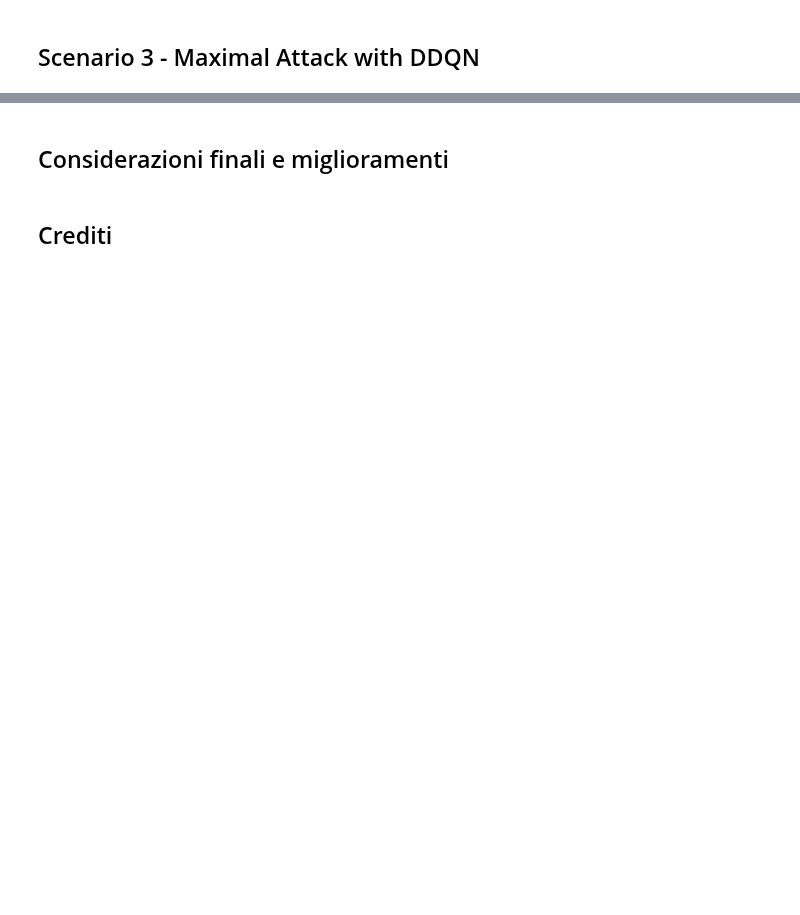
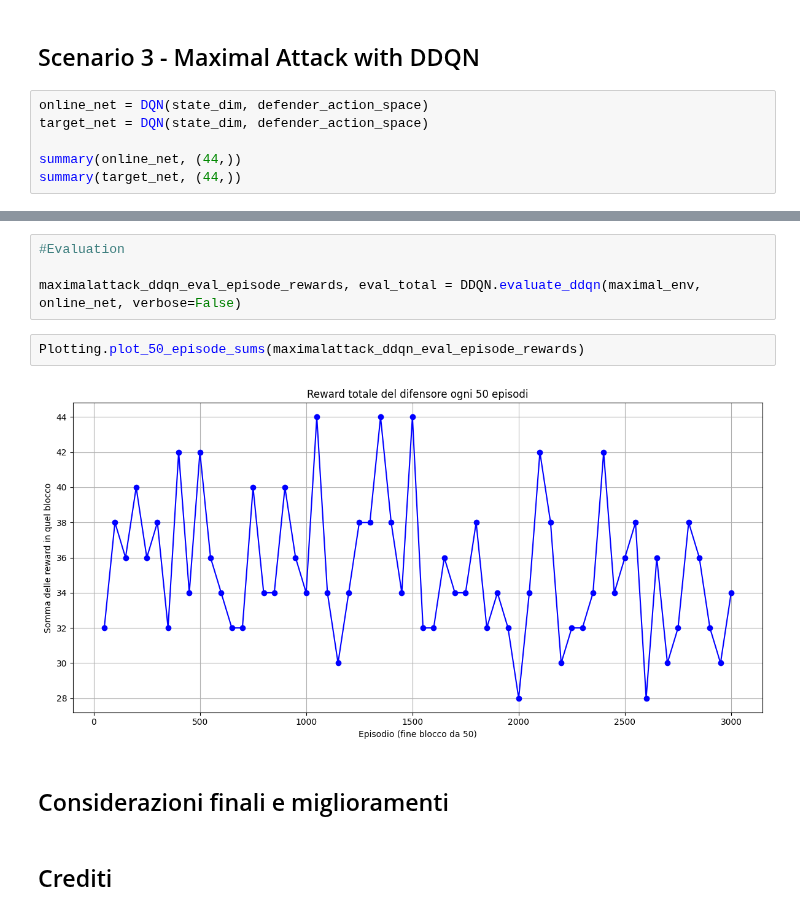
Before and after one commit to crypto-infinity/proai, a Jupyter notebook: project/cybersec_rl.ipynb, the cells around one changed output, grey strips where cells are left out. Saved outputs shown, nothing was run; the diff lists cells and outputs as text; blank space fills up the shorter version.

```diff
--- a/project/cybersec_rl.ipynb
+++ b/project/cybersec_rl.ipynb
@@ -501,4 +751,10 @@ Plotting.plot_50_episode_sums(np.array(randomattack_ddqn_episode_rewards).flatte
 # %% [markdown]
 ## Scenario 3 - Maximal Attack with DDQN
+# %%
+online_net = DQN(state_dim, defender_action_space)
+target_net = DQN(state_dim, defender_action_space)
+
+summary(online_net, (44,))
+summary(target_net, (44,))
 # %%
 maximal_env.reset()
@@ -509,3 +793,11 @@ Plotting.plot_50_episode_sums(np.array(maximalattack_ddqn_episode_rewards).flatt
+# %%
+#Evaluation
+
+maximalattack_ddqn_eval_episode_rewards, eval_total = DDQN.evaluate_ddqn(maximal_env, online_net, verbose=False)
+# %%
+Plotting.plot_50_episode_sums(maximalattack_ddqn_eval_episode_rewards)
+# %% [output]
+[figure, added]
 # %% [markdown]
 ## Considerazioni finali e miglioramenti
 # %% [markdown]
```
Also changed, not shown: parts of 45 cells of this notebook.
